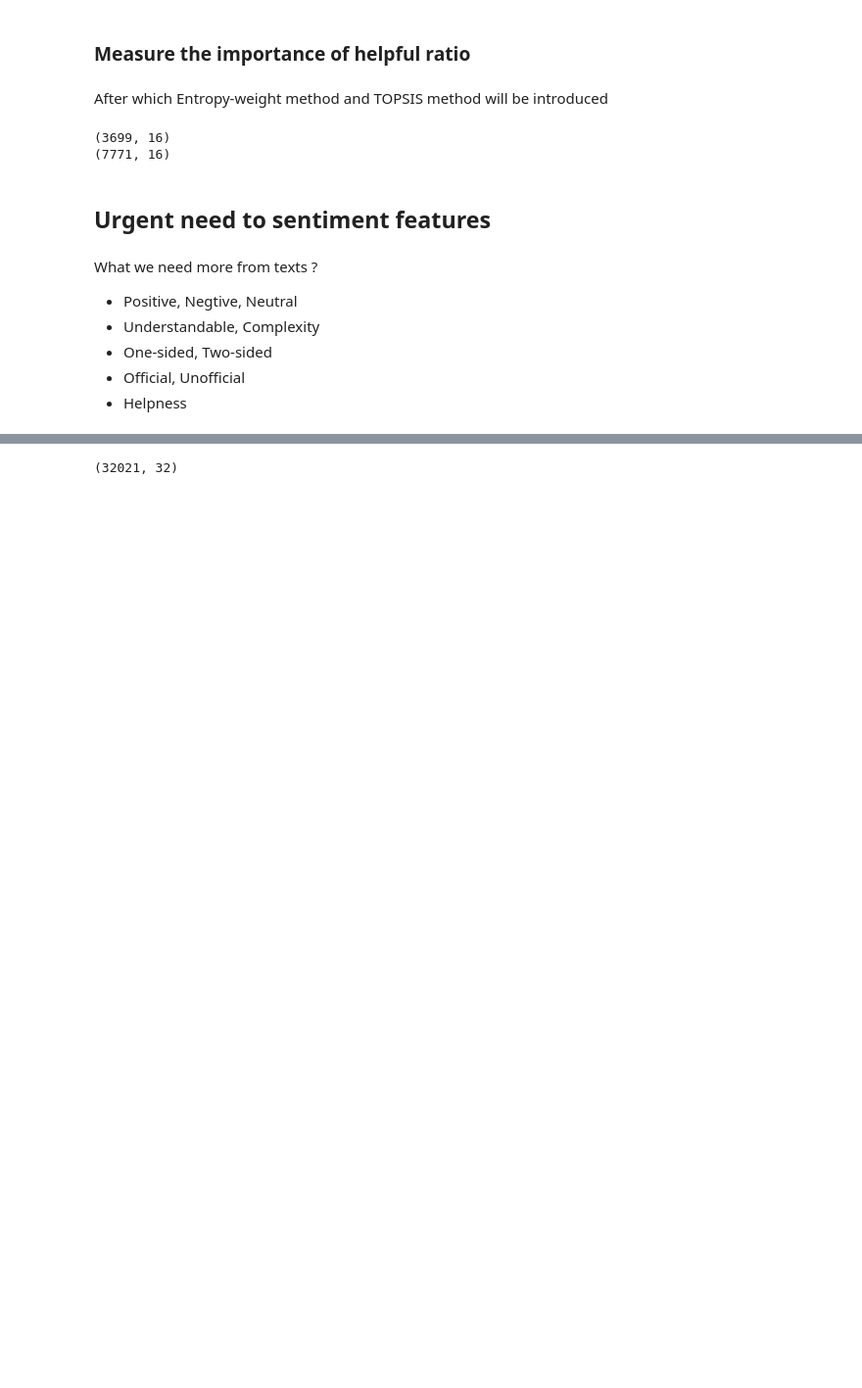
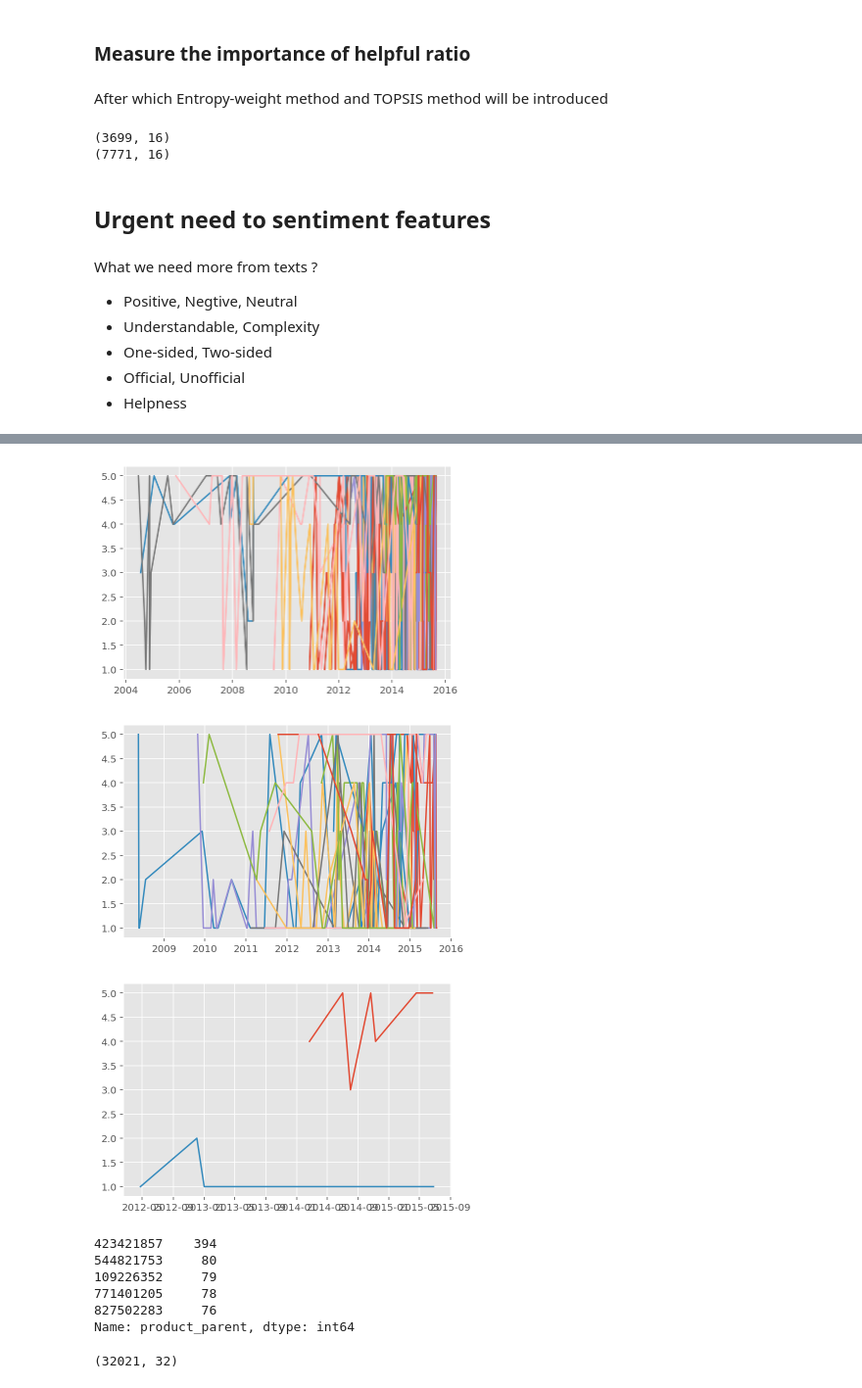
Before and after one commit to danielzhangau/Mathematical-Contest-in-Modeling, a Jupyter notebook: MCM-2020-Problem-C/try.ipynb, the cells around one changed output, grey strips where cells are left out. Shown at 98% size. Saved outputs shown, nothing was run; the diff lists cells and outputs as text; code cells hidden in the pictures; blank space fills up the shorter version.

```diff
--- a/MCM-2020-Problem-C/try.ipynb
+++ b/MCM-2020-Problem-C/try.ipynb
@@ -246,3 +473,44 @@ What we need more from texts ?
+# %%
+# x = parent_df.query('product_parent == 423421857').review_date # x_coordinate
+# y = parent_df.query('product_parent == 423421857').star_rating # y_coordinate
+# plt.plot(x, y)
+# x1 = parent_df.query('product_parent == 544821753').review_date # x_coordinate
+# y1 = parent_df.query('product_parent == 544821753').star_rating # y_coordinate
+# plt.plot(x1, y1)
+# plt.show()
+head_list = df_wv.product_parent.value_counts().head(15).index.tolist()
+for i in range(len(head_list)):
+    x = parent_df[parent_df.product_parent == head_list[i]].review_date # x_coordinate
+    y = parent_df[parent_df.product_parent == head_list[i]].star_rating # y_coordinate
+    plt.plot(x, y)
+plt.show()
+
+middle_list = df_wv.product_parent.value_counts().tail(40).head(15).index.tolist()
+for i in range(len(middle_list)):
+    x = parent_df[parent_df.product_parent == middle_list[i]].review_date # x_coordinate
+    y = parent_df[parent_df.product_parent == middle_list[i]].star_rating # y_coordinate
+    plt.plot(x, y)
+plt.show()
+
+tail_list = df_wv.product_parent.value_counts().tail(15).index.tolist()
+for i in range(len(tail_list)):
+    x = parent_df[parent_df.product_parent == tail_list[i]].review_date # x_coordinate
+    y = parent_df[parent_df.product_parent == tail_list[i]].star_rating # y_coordinate
+    plt.plot(x, y)
+plt.show()
+# %% [output]
+[figure, added]
+[figure, added]
+[figure, added]
+# %%
+df_wv.product_parent.value_counts().head()
+# %% [output]
+423421857    394
+544821753     80
+109226352     79
+771401205     78
+827502283     76
+Name: product_parent, dtype: int64
 # %%
 data = list(df.review_body)
 Analyzer = SentimentIntensityAnalyzer()
```
Also changed, not shown: parts of 20 cells of this notebook, 1 other file.
